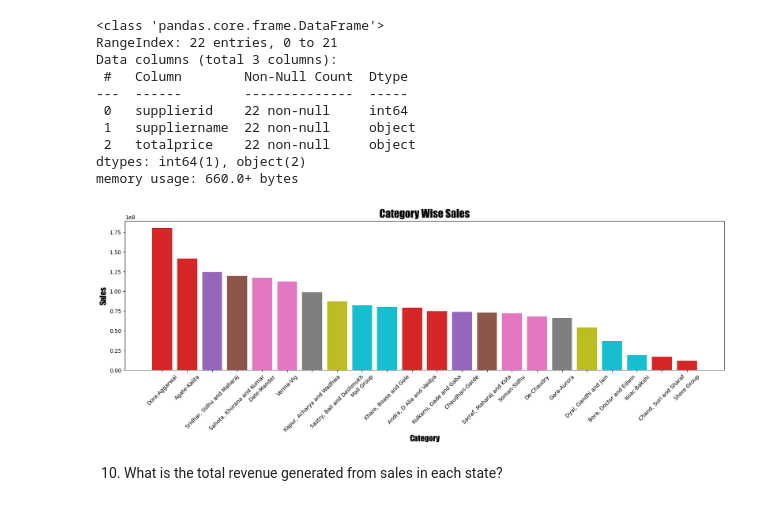
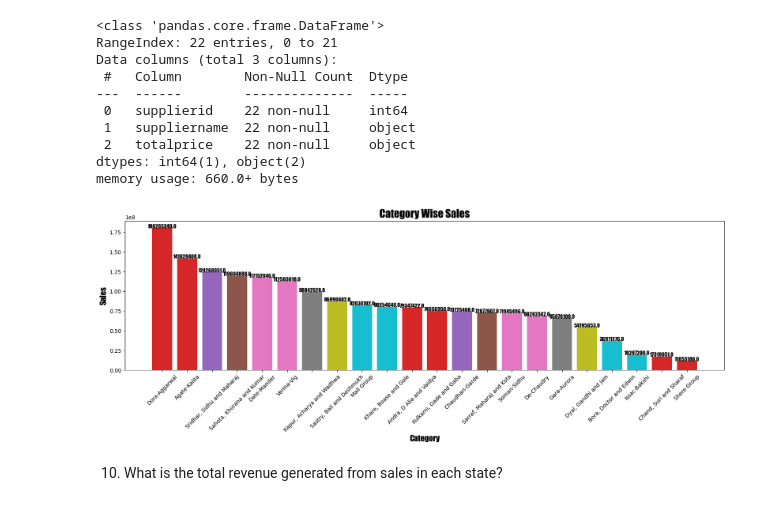
Before and after one commit to Deepak-karmiyal/Mysql-project, a Jupyter notebook: swiftmarket.ipynb, the cells around one changed output. Saved outputs shown, nothing was run; the diff lists cells and outputs as text; code cells hidden in the pictures.

```diff
--- a/swiftmarket.ipynb
+++ b/swiftmarket.ipynb
@@ -184,0 +287,11 @@ plt.savefig('figure.png')
+# %%
+query = '''select t.employeeid,e.firstname,t.totalsales
+from
+(select employeeid,sum(totalprice) as totalsales
+from salesdata
+group by EmployeeID) t
+join employees e
+on t.employeeid=e.EmployeeID
+order by t.totalsales desc
+limit 10;'''
+read_query(query)
@@ -184,0 +310,3 @@ plt.savefig('figure.png')
+# %%
+df= read_query(query = query)
+df.info()
@@ -184,0 +324,3 @@ plt.savefig('figure.png')
+# %%
+Employees = df['firstname'].values
+TotalSales = df['totalsales'].astype('float').values
@@ -184,0 +331,11 @@ plt.savefig('figure.png')
+# %%
+plt.figure(figsize=(15,4))
+plt.bar(Employees, TotalSales, color=color)
+plt.title('Total Sales Volume by Sales Representative',fontsize = 20,fontname ='impact')
+plt.xlabel('Sales Representative',fontsize = 10,fontname ='impact')
+plt.ylabel('Total Sales Volume',fontsize = 10,fontname ='impact')
+plt.xticks(rotation=45)
+for i in range(len(Employees)):
+    plt.text(i, TotalSales[i] + 50, str(TotalSales[i]), ha='center', fontname='impact')
+plt.tight_layout()
+plt.show()
@@ -446,13 +606,15 @@ Totalprice = df['totalprice'].astype('float').values
 # %%
 plt.figure(figsize=(20,5))
 plt.bar(Suppliername,Totalprice,color = cmap)
 plt.title("Category Wise Sales",fontsize = 20,fontname = 'impact')
 plt.xlabel('Category',fontsize = 15, fontname = 'impact')
 plt.ylabel('Sales',fontsize = 15, fontname = 'impact')
 plt.xticks(rotation=45)
+for i in range(len(Suppliername)):
+    plt.text(i, Totalprice[i] + 50, str(Totalprice[i]), ha='center', fontname='impact')
 plt.show()
 # %% [output]
-[figure, old version]
+[figure, new version]
 # %% [markdown]
 10. What is the total revenue generated from sales in each state?
 # %%
```
Also changed, not shown: parts of 35 cells of this notebook.
